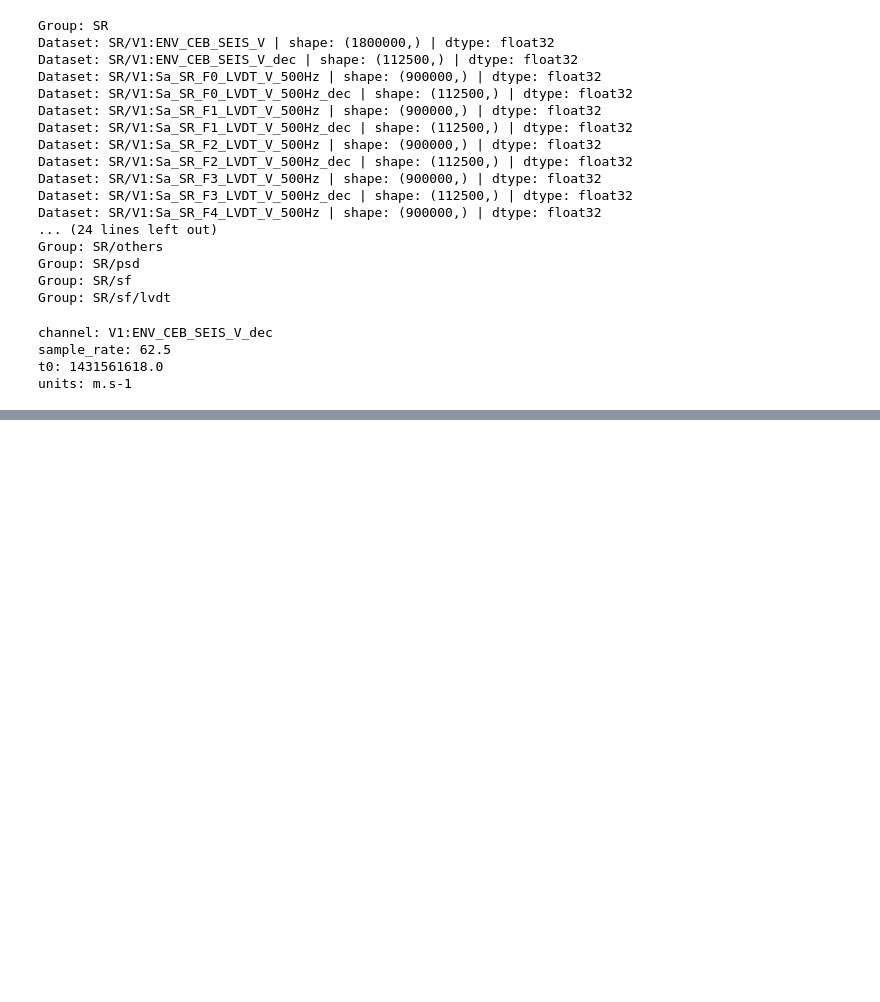
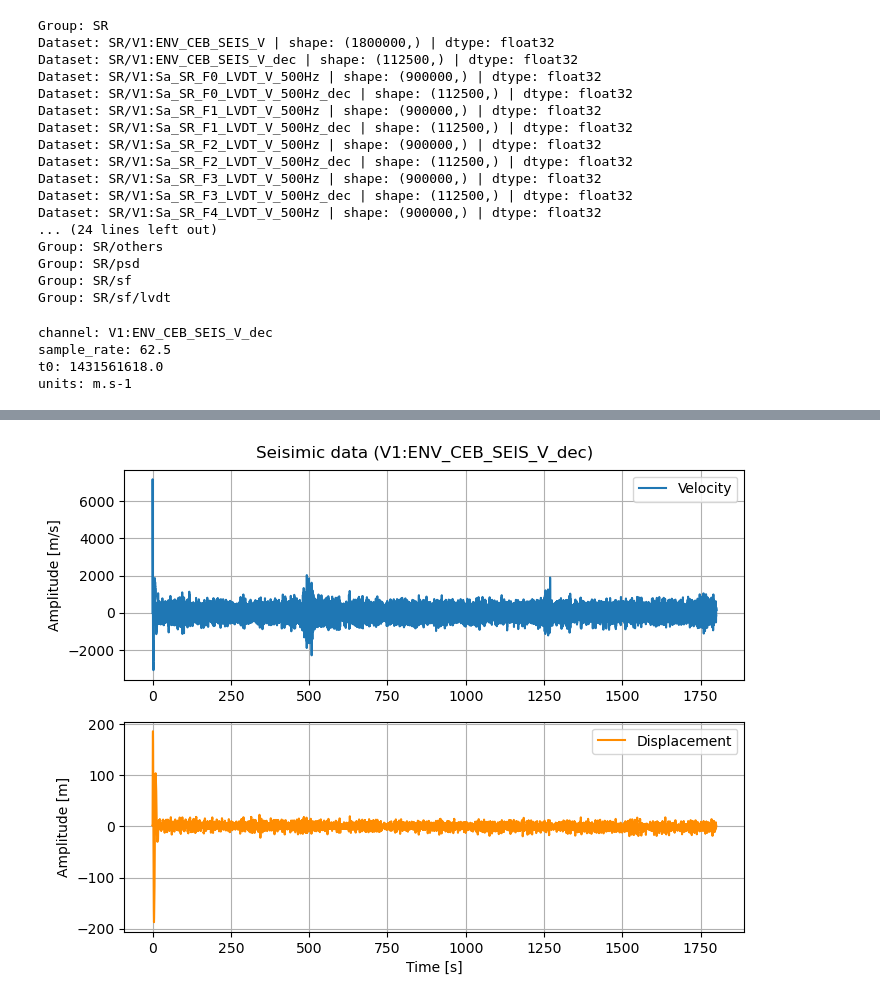
Before and after one commit to letiziapa/sa_v, a Jupyter notebook: first_trial.ipynb, the cells around one changed output, grey strips where cells are left out. Cells and saved outputs as stored; diff of their text form; code cells hidden in the pictures; blank space fills up the shorter version.

```diff
--- a/first_trial.ipynb
+++ b/first_trial.ipynb
@@ -288,0 +96,40 @@ plt.show()
+# %%
+ftransform = np.fft.fft(seism)
+
+#multiply the FT by 2 pi f
+frequencies = np.fft.fftfreq(len(seism), d = dt)
+
+X_f = np.zeros_like(ftransform, dtype=complex) #create an array of zeros with the same shape as V
+nonzero = frequencies != 0 #boolean mask: true if freq is not zero
+#for all non-zero frequencies, divide the FT by 2 pi f the take the IFT to get the displacement
+X_f[nonzero] = ftransform[nonzero] / (1j * 2 * np.pi * frequencies[nonzero])
+zt = np.fft.ifft(X_f)
+
+#multiply the FT by 2 pi f then take the IFT to get the acceleration
+acc = ftransform * (frequencies * 2 * np.pi * 1j)
+At = np.fft.ifft(acc)
+
+
+#calculate the PSDs to plot the velocity and acceleration spectra
+fAcc, psdAcc = signal.welch(At.real, fs =62.5, window='hann', nperseg=nperseg)
+fVel, psdVel = signal.welch(seism, fs =62.5, window='hann', nperseg=nperseg)
+fZ, psdZ = signal.welch(zt.real, fs =62.5, window='hann', nperseg=nperseg)
+# %%
+plt.figure(figsize=(8, 6))
+plt.suptitle('Seisimic data (V1:ENV_CEB_SEIS_V_dec)', fontsize=12, y = 0.92)
+
+plt.subplot(2, 1, 1)
+plt.plot(t, seism, label='Velocity')
+plt.ylabel('Amplitude [m/s]')
+plt.legend()
+plt.grid()
+
+plt.subplot(2, 1, 2)
+plt.plot(t, zt.real, label='Displacement', color='darkorange')
+plt.ylabel('Amplitude [m]')
+plt.legend()
+plt.grid()
+plt.xlabel('Time [s]')
+plt.show()
+# %% [output]
+[figure, added]
```
Also changed, not shown: parts of 46 cells of this notebook.
